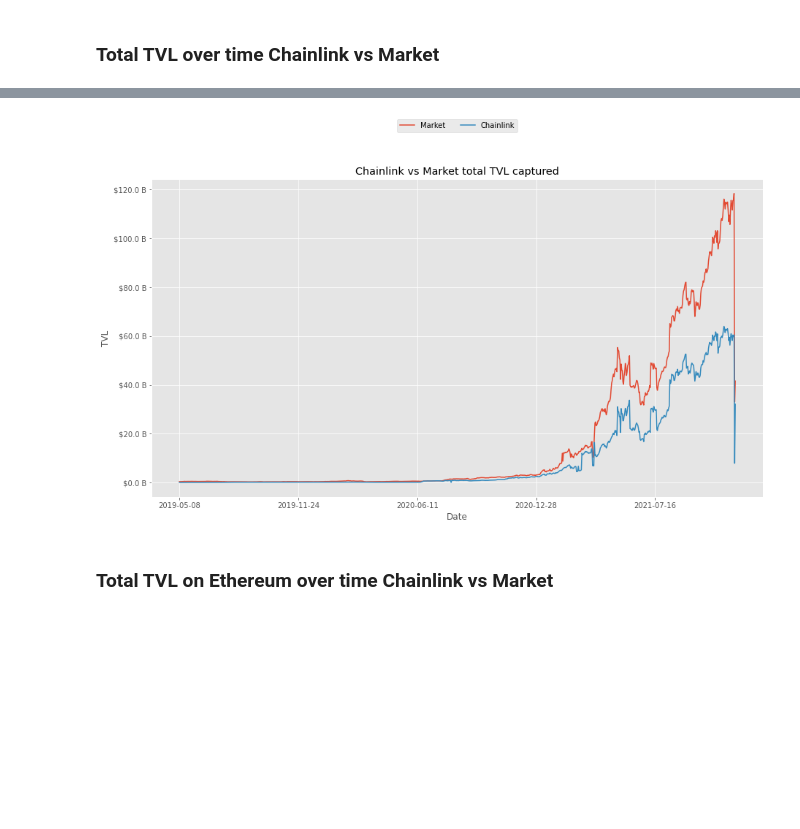
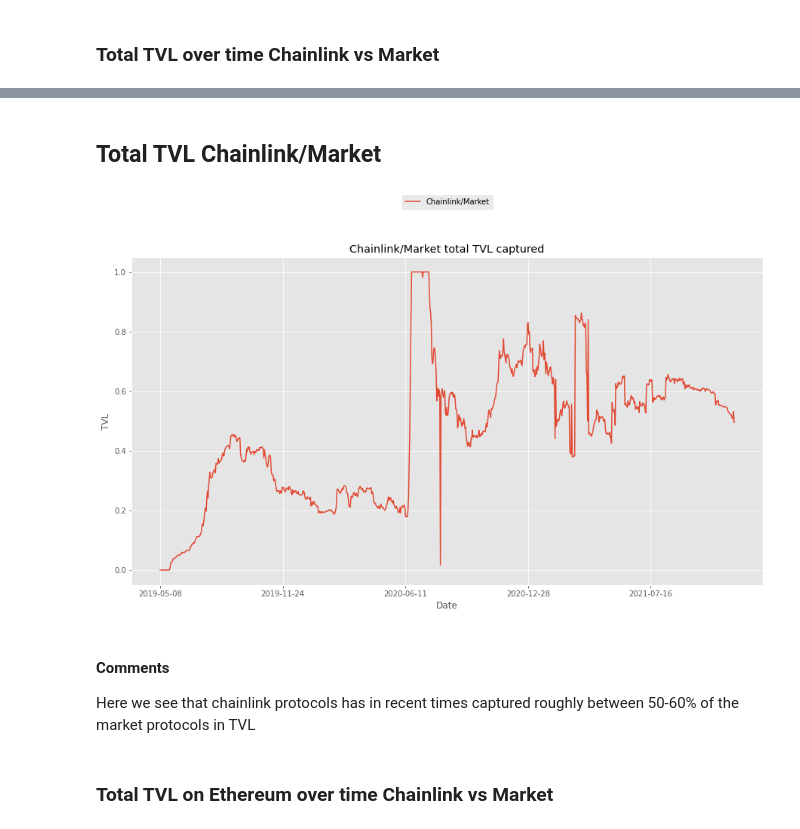
Before and after one commit to jacobianjl/defi-llama-project, a Jupyter notebook: defi_lama_tvl_analysis.ipynb, the cells around one changed output, grey strips where cells are left out. Saved outputs shown, nothing was run; the diff lists cells and outputs as text; code cells hidden in the pictures; blank space fills up the shorter version.

```diff
--- a/defi_lama_tvl_analysis.ipynb
+++ b/defi_lama_tvl_analysis.ipynb
@@ -487,28 +527,33 @@ Likewise to the above TVL over chain, we see the similar pattern.
+# %% [markdown]
+## Total TVL Chainlink/Market
 # %%
 market_protocols_total = market_protocols.groupby(['date']).sum('totalLiquidityUSD').reset_index()
 market_protocols_total['date'] = market_protocols_total['date'].apply(lambda d: datetime.fromtimestamp(int(d)).strftime('%Y-%m-%d'))
 market_protocols_total = market_protocols_total.groupby(['date']).max('totalLiquidityUSD').reset_index()
 market_protocols_total['Market'] = market_protocols_total['totalLiquidityUSD']
 market_protocols_total.drop('totalLiquidityUSD',axis=1, inplace=True)
 
 chainlink_protocols_total = chainlink_protocols.groupby(['date']).sum('totalLiquidityUSD').reset_index()
 chainlink_protocols_total['date'] = chainlink_protocols_total['date'].apply(lambda d: datetime.fromtimestamp(int(d)).strftime('%Y-%m-%d'))
 chainlink_protocols_total = chainlink_protocols_total.groupby(['date']).max('totalLiquidityUSD').reset_index()
 chainlink_protocols_total['Chainlink'] = chainlink_protocols_total['totalLiquidityUSD']
 chainlink_protocols_total.drop('totalLiquidityUSD',axis=1, inplace=True)
 
 merge = pd.merge(market_protocols_total, chainlink_protocols_total, on=['date'])
 merge = merge.set_index('date')
+merge['Chainlink/Market'] = merge['Chainlink']/merge['Market']
 
-ax = merge.plot.line(figsize = (15,8))
-ax.yaxis.set_major_formatter(FuncFormatter(millions_formatter))
+ax = merge.plot.line(y = ['Chainlink/Market'], figsize = (15,8))
 plt.xlabel('Date')
 plt.ylabel('TVL')
-plt.title('Chainlink vs Market total TVL captured')
+plt.title('Chainlink/Market total TVL captured')
 plt.legend( ncol=8 , loc = 'upper center', bbox_to_anchor=(0.5, 1.2))
 plt.show()
 # %% [output]
-[figure, old version]
+[figure, new version]
+# %% [markdown]
+#### Comments
+Here we see that chainlink protocols has in recent times captured roughly between 50-60% of the market protocols in TVL
 # %% [markdown]
 ### Total TVL on Ethereum over time Chainlink vs Market
 # %%
```
Also changed, not shown: parts of 10 cells of this notebook.
